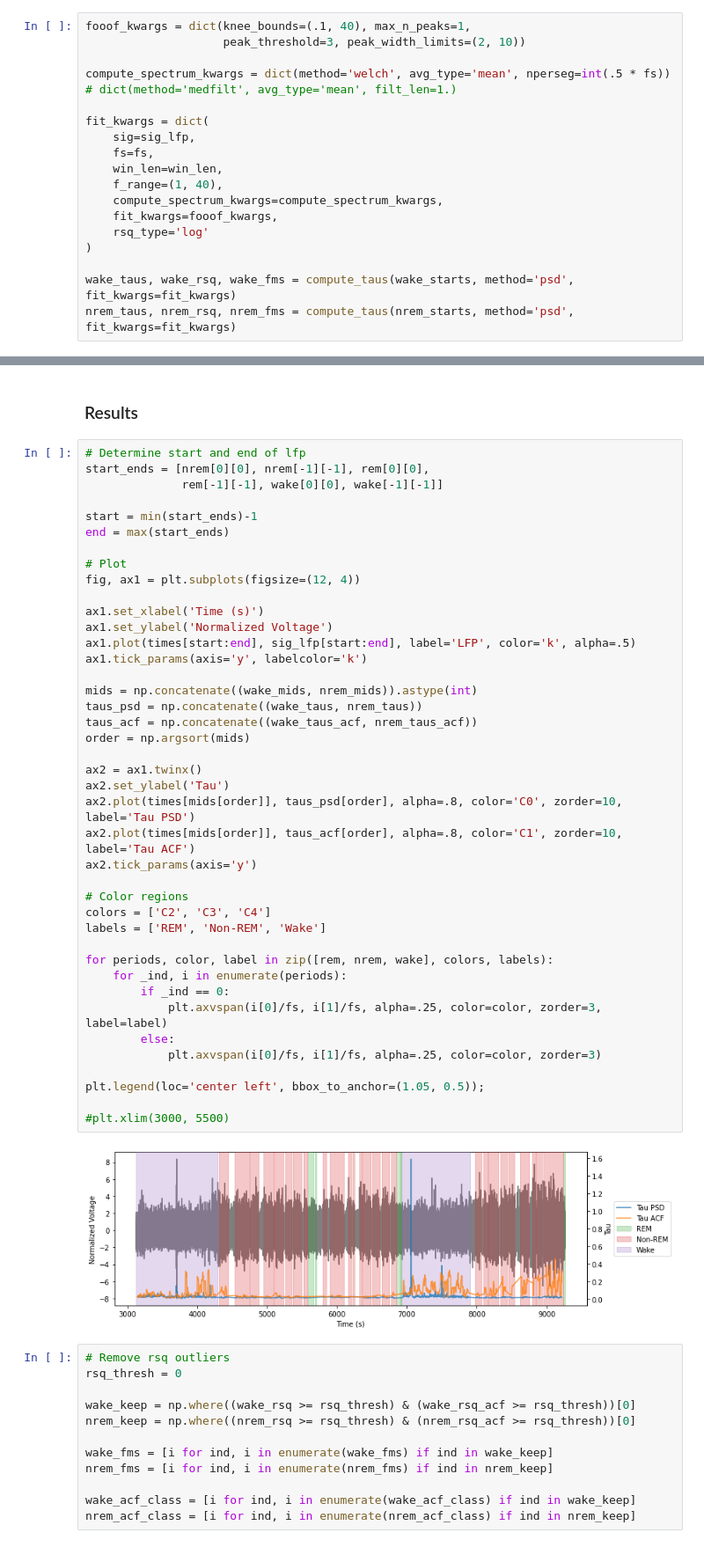
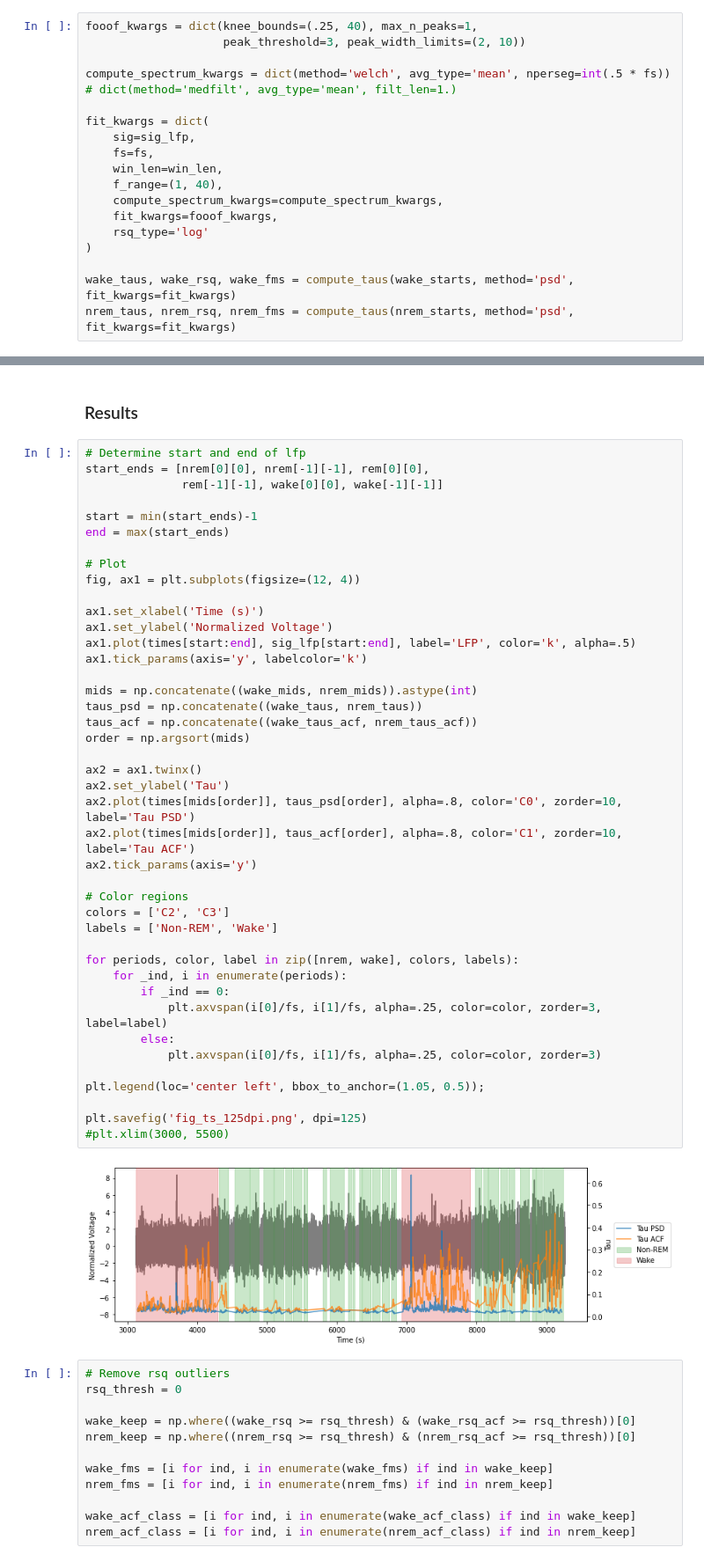
Before and after one commit to voytekresearch/timescale-methods, a Jupyter notebook: notebooks/sliding_window_timescales.ipynb, the cells around one changed output, grey strips where cells are left out. Shown at 88% size. Drawn from its saved outputs; the diff is of its cells as text.

```diff
--- a/notebooks/sliding_window_timescales.ipynb
+++ b/notebooks/sliding_window_timescales.ipynb
@@ -81,7 +83,7 @@ nrem_starts, nrem_mids, nrem_ends = create_windows(nrem_pad, win_len, win_spacin
 # %% [markdown]
 ### SpecParam
 # %%
-fooof_kwargs = dict(knee_bounds=(.1, 40), max_n_peaks=1,
+fooof_kwargs = dict(knee_bounds=(.25, 40), max_n_peaks=1,
                     peak_threshold=3, peak_width_limits=(2, 10))
 
 compute_spectrum_kwargs = dict(method='welch', avg_type='mean', nperseg=int(.5 * fs))
@@ -140,37 +142,38 @@ end = max(start_ends)
 fig, ax1 = plt.subplots(figsize=(12, 4))
 
 ax1.set_xlabel('Time (s)')
 ax1.set_ylabel('Normalized Voltage')
 ax1.plot(times[start:end], sig_lfp[start:end], label='LFP', color='k', alpha=.5)
 ax1.tick_params(axis='y', labelcolor='k')
 
 mids = np.concatenate((wake_mids, nrem_mids)).astype(int)
 taus_psd = np.concatenate((wake_taus, nrem_taus))
 taus_acf = np.concatenate((wake_taus_acf, nrem_taus_acf))
 order = np.argsort(mids)
 
 ax2 = ax1.twinx()
 ax2.set_ylabel('Tau')
 ax2.plot(times[mids[order]], taus_psd[order], alpha=.8, color='C0', zorder=10, label='Tau PSD')
 ax2.plot(times[mids[order]], taus_acf[order], alpha=.8, color='C1', zorder=10, label='Tau ACF')
 ax2.tick_params(axis='y')
 
 # Color regions
-colors = ['C2', 'C3', 'C4']
-labels = ['REM', 'Non-REM', 'Wake']
+colors = ['C2', 'C3']
+labels = ['Non-REM', 'Wake']
 
-for periods, color, label in zip([rem, nrem, wake], colors, labels):
+for periods, color, label in zip([nrem, wake], colors, labels):
     for _ind, i in enumerate(periods):
         if _ind == 0:
             plt.axvspan(i[0]/fs, i[1]/fs, alpha=.25, color=color, zorder=3, label=label)
         else:
             plt.axvspan(i[0]/fs, i[1]/fs, alpha=.25, color=color, zorder=3)
 
 plt.legend(loc='center left', bbox_to_anchor=(1.05, 0.5));
 
+plt.savefig('fig_ts_125dpi.png', dpi=125)
 #plt.xlim(3000, 5500)
 # %% [output]
-[figure, old version]
+[figure, new version]
 # %%
 # Remove rsq outliers
 rsq_thresh = 0
```
Also changed, not shown: parts of 3 cells of this notebook.
